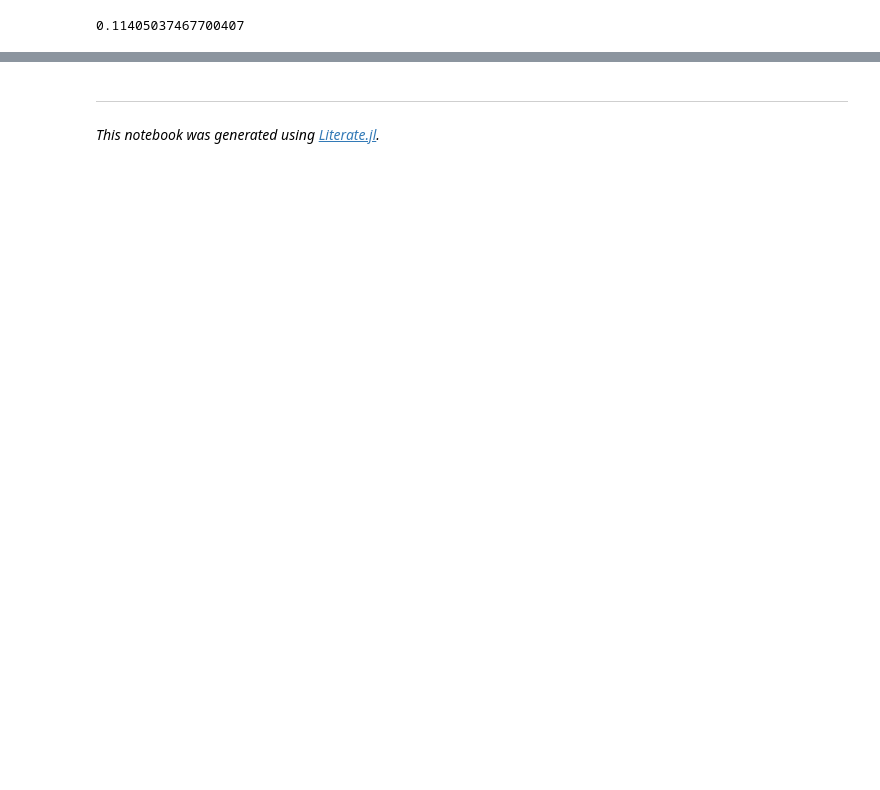
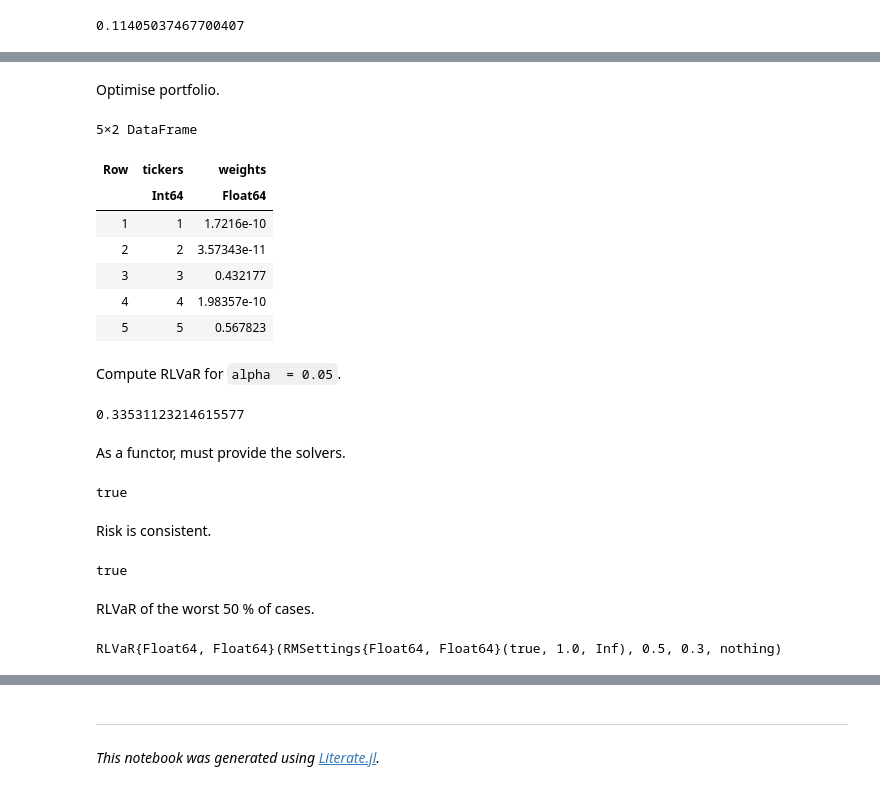
Before and after one commit to dcelisgarza/PortfolioOptimiser.jl, a Jupyter notebook: examples/0_risk_measure_examples.ipynb, the cells around one changed output, grey strips where cells are left out. Cells and saved outputs as stored; diff of their text form; code cells hidden in the pictures; blank space fills up the shorter version.

```diff
--- a/examples/0_risk_measure_examples.ipynb
+++ b/examples/0_risk_measure_examples.ipynb
@@ -1223,0 +1361,38 @@ r4 = calc_risk(port, :HRP; rm = rm)
+# %% [markdown]
+Optimise portfolio.
+# %%
+w1 = optimise!(port, Trad(; rm = rm, str_names = true))
+# %% [output]
+5×2 DataFrame
+| Row | tickers | weights |
+|  | Int64 | Float64 |
+| 1 | 1 | 1.7216e-10 |
+| 2 | 2 | 3.57343e-11 |
+| 3 | 3 | 0.432177 |
+| 4 | 4 | 1.98357e-10 |
+| 5 | 5 | 0.567823 |
+# %% [markdown]
+Compute RLVaR for `alpha  = 0.05`.
+# %%
+r1 = calc_risk(port; rm = rm)
+# %% [output]
+0.33531123214615577
+# %% [markdown]
+As a functor, must provide the solvers.
+# %%
+rm.solvers = port.solvers
+r1 == rm(port.returns * w1.weights)
+# %% [output]
+true
+# %% [markdown]
+Risk is consistent.
+# %%
+isapprox(r1, value(port.model[:rlvar_risk]))
+# %% [output]
+true
+# %% [markdown]
+RLVaR of the worst 50 % of cases.
+# %%
+rm = RLVaR(; alpha = 0.5)
+# %% [output]
+RLVaR{Float64, Float64}(RMSettings{Float64, Float64}(true, 1.0, Inf), 0.5, 0.3, nothing)
```
Also changed, not shown: parts of 103 cells of this notebook, 3 other files.
